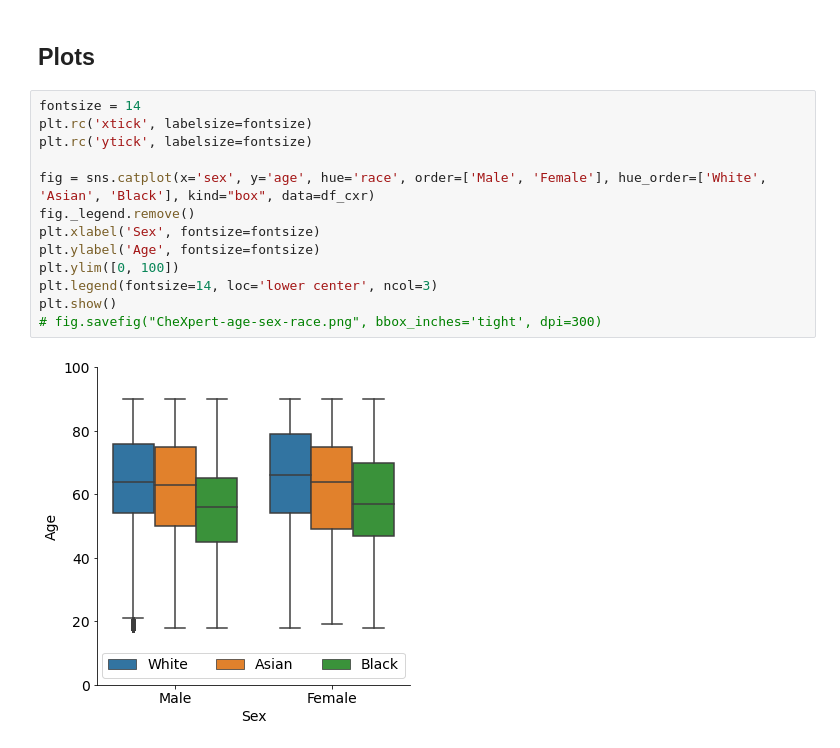
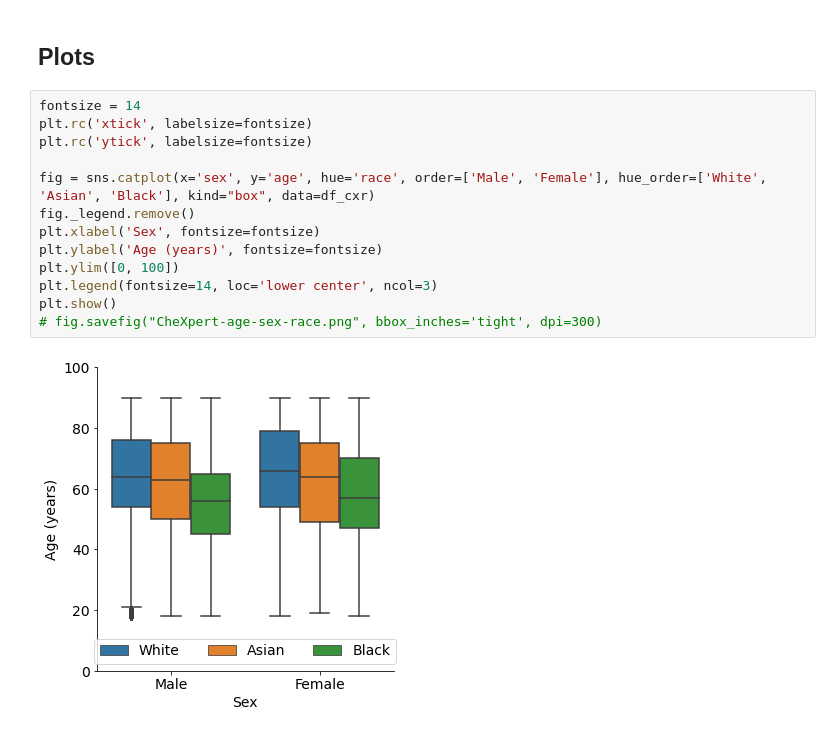
Before and after one commit to biomedia-mira/chexploration, a Jupyter notebook: notebooks/chexpert.sample.ipynb, the cells around one changed output. Saved outputs shown, nothing was run; the diff lists cells and outputs as text.

```diff
--- a/notebooks/chexpert.sample.ipynb
+++ b/notebooks/chexpert.sample.ipynb
@@ -191,18 +192,18 @@ df_val_male.to_csv(data_dir + 'chexpert.sample.val.male.csv')
 # %%
 fontsize = 14
 plt.rc('xtick', labelsize=fontsize)
 plt.rc('ytick', labelsize=fontsize)
 
 fig = sns.catplot(x='sex', y='age', hue='race', order=['Male', 'Female'], hue_order=['White', 'Asian', 'Black'], kind="box", data=df_cxr)
 fig._legend.remove()
 plt.xlabel('Sex', fontsize=fontsize)
-plt.ylabel('Age', fontsize=fontsize)
+plt.ylabel('Age (years)', fontsize=fontsize)
 plt.ylim([0, 100])
 plt.legend(fontsize=14, loc='lower center', ncol=3)
 plt.show()
 # fig.savefig("CheXpert-age-sex-race.png", bbox_inches='tight', dpi=300)
 # %% [output]
-[figure, old version]
+[figure, new version]
 # %%
 fig = sns.catplot(x='disease', y='age', hue='race', order=['Other', 'Pleural Effusion', 'No Finding'], hue_order=['White', 'Asian', 'Black'], kind="box", data=df_cxr)
 fig._legend.remove()
```
Also changed, not shown: parts of 12 cells of this notebook.
